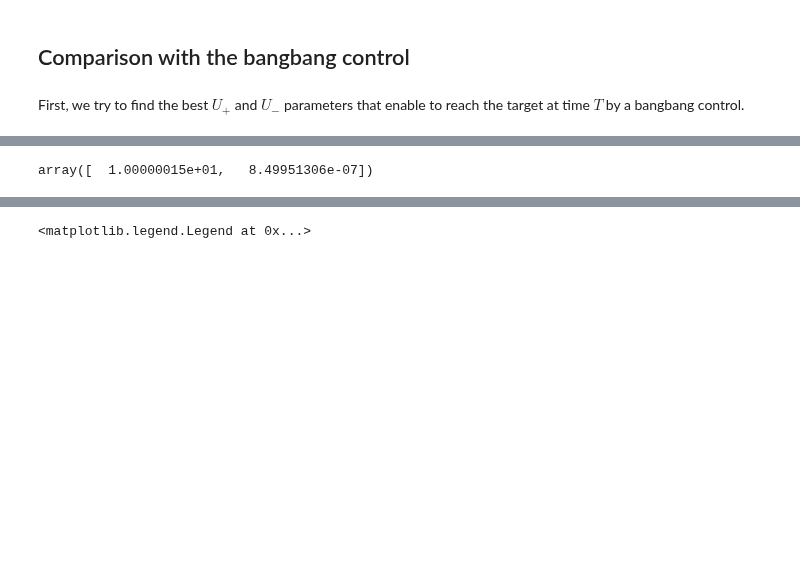
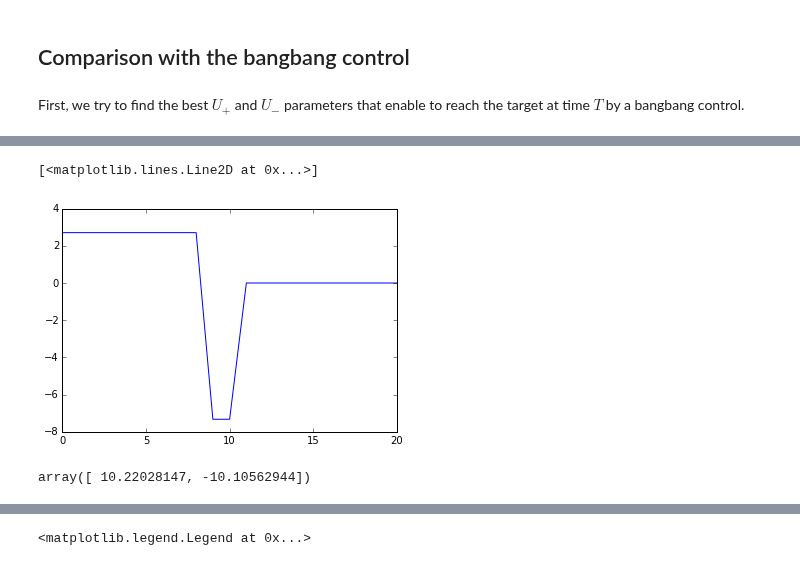
Before and after one commit to AnaideT/OptimalPrecision, a Jupyter notebook: 2017-06-01 Optimal trajectories by the minimum-variance theory.ipynb, the cells around one changed output, grey strips where cells are left out. Cells and saved outputs as stored; diff of their text form; code cells hidden in the pictures; blank space fills up the shorter version.

```diff
--- a/2017-06-01 Optimal trajectories by the minimum-variance theory.ipynb
+++ b/2017-06-01 Optimal trajectories by the minimum-variance theory.ipynb
@@ -479,14 +483,15 @@ rhoT
+# %%
+mult = 0.005
 # %%
 u_bangbang = np.zeros(T+R+1)
 u_old = u_bangbang.copy()
 index = 0
-prev_sum = sum([sum((expectation2(u_old,t)-xT)**2) for t in T+np.arange(R+1)])
-for i in np.arange(2000):
-    for j in np.arange(2000):
-        u_bangbang[0:rhoT] = 11.04+i/100000
-        u_bangbang[rhoT:T] = -34.19-j/100000
-        index = 2000*i+j
-        val = sum([sum((expectation2(u_bangbang,t)-xT)**2) for t in T+np.arange(R+1)])
+prev_sum = sum([sum((expectation3(u_old,t)-xT)**2) for t in T+np.arange(R+1)])
+for i in np.arange(1000):
+    for j in np.arange(1000):
+        u_bangbang[0:(rhoT+1)] = 2+i/1000
+        u_bangbang[(rhoT+1):(T+1)] = -7-j/1000
+        val = np.array([(((expectation3(u_bangbang,t)-xT)*np.array([1,mult]))**2).sum() for t in T+np.arange(R+1)]).sum()
         if val < prev_sum:
             u_old = u_bangbang.copy()
             prev_sum = val
@@ -502,11 +522,16 @@ array([ 11.05094,  11.05094,  11.05094,  11.05094, -34.20375,   0.     ,
 # %%
 u_bangbang = np.zeros(T+R+1)
 
-for i in np.arange(rhoT):
-    u_bangbang[i] = 11.05094
+for i in np.arange(rhoT+1):
+    u_bangbang[i] = 2.713
 
-u_bangbang[rhoT] = -34.20375
+u_bangbang[rhoT+1:T+1] = -7.351
+# %%
+plt.plot(u_bangbang)
+# %% [output]
+[<matplotlib.lines.Line2D at 0x...>]
+[figure, added]
 # %%
-expectation2(u_bangbang,T+R)
+expectation3(u_bangbang,T+1)
 # %% [output]
-array([  1.00000015e+01,   8.49951306e-07])
+array([ 10.22028147, -10.10562944])
```
Also changed, not shown: parts of 23 cells of this notebook, 6 other files.
